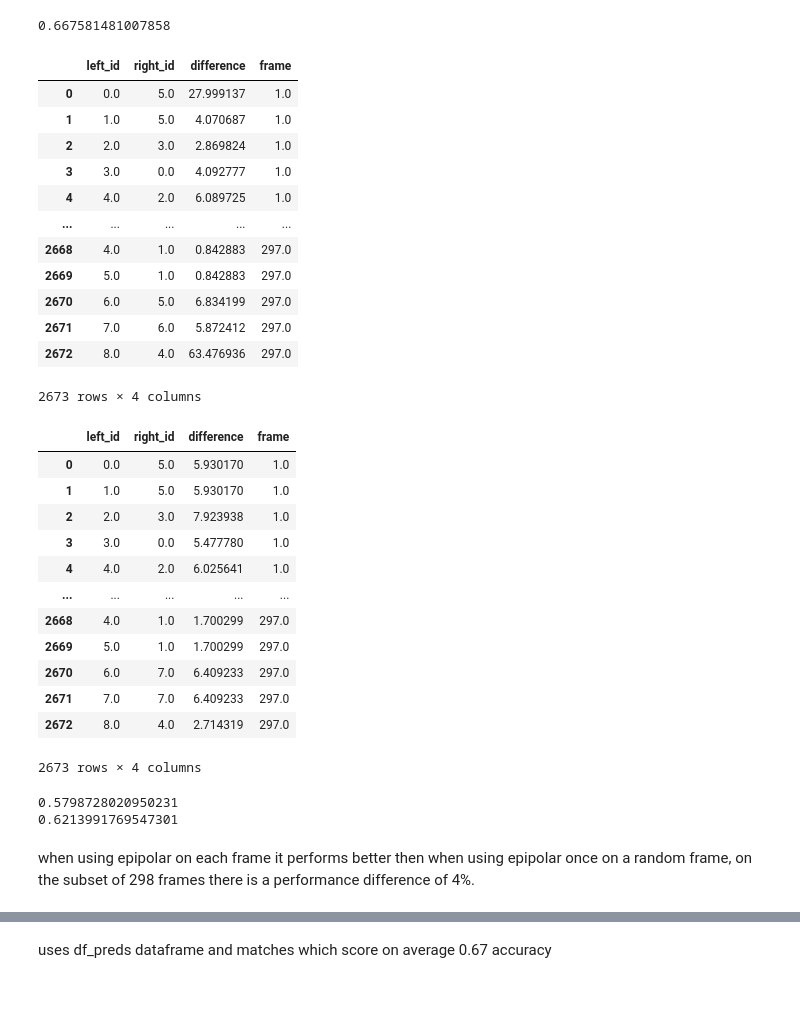
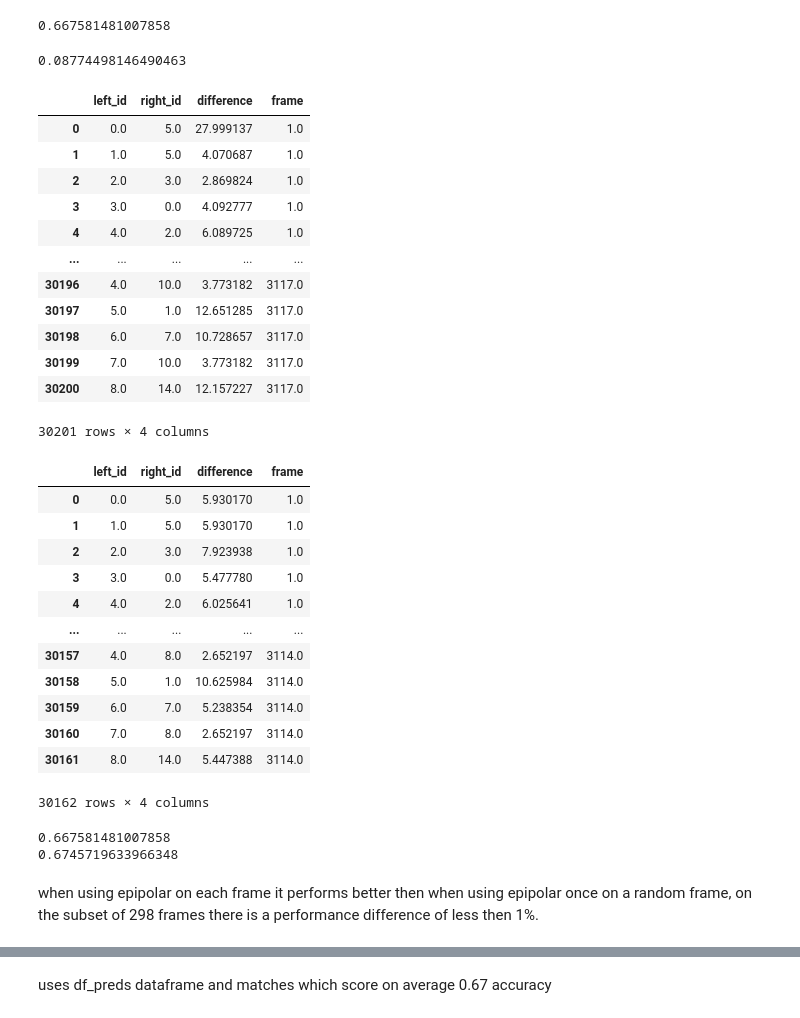
Before and after one commit to ChaimElchik/Master-Thesis, a Jupyter notebook: StereoMatchingV3.ipynb, the cells around one changed output, grey strips where cells are left out. Drawn from its saved outputs; the diff is of its cells as text; code cells hidden in the pictures.

```diff
--- a/StereoMatchingV3.ipynb
+++ b/StereoMatchingV3.ipynb
@@ -26,7 +26,9 @@ For the second measure we calculated the correctness per frame and averaged this
 For pos_match we took all assumed matches of each left id amongs all frames, created a top three most common ones, calculated the average difference using the difference when predicting from left to right and right to left combined from the predicted points to the "chosen" true points. Used this to determen from the top 3 which ones was the "best" match per id based on the lowest average distance which resulted in result_df. This resulted in some right_ids occuring more than once tho.
 # %%
 df_preds = pd.read_csv('df_preds_v2.csv')
-df_predsV4 = pd.read_csv('df_preds_V4.csv')
+df_predsV4 = pd.read_csv('df_preds_V5.csv')
+df_preds_RE_ID = pd.read_csv('df_preds_Re_ID.csv')
+df_pre_RE_ID = pd.read_csv('df_pre_RE_ID.csv')
 pos_match = pd.read_csv('pos_match_v2.csv')
 result_df = pd.read_csv('result_df_v2.csv')
 csv_path_1 = '129_1_clean.txt'
@@ -261,10 +418,35 @@ print(average_value_matches)
 # print(match_count_dict)
 # %% [output]
 0.667581481007858
+# %%
+# RE-ID
+# based on amount of matches per frame
+match_count_dict = dict()
+for frame in set(df_preds_RE_ID['frame']):
+    match_count = 0
+    temp = df_preds_RE_ID.loc[df_preds_RE_ID['frame'] == frame]
+#     print(list(temp['left_id']),list(temp['right_id']))
+    left_l = list(temp['left_id'])
+    right_l = list(temp['right_id'])
+    for x in range(len(left_l)):
+#         print(left_l[x],right_l[x])
+#         print(x,left_l[x],right_l[x])
+        if (left_l[x] != 15.0) & (right_l[x] != 15.0):
+            if gt_matches[left_l[x]] == right_l[x]:
+    #             print("MATCH",left_l[x],right_l[x],frame)
+                match_count += 1
+    match_count_dict[frame] = match_count/len(left_l)
+# match_count_dict
+
+average_value_matches = sum(match_count_dict.values()) / len(match_count_dict)
+print(average_value_matches)
+# print(match_count_dict)
+# %% [output]
+0.08774498146490463
 # %%
-# V2 with epipolar per frame on subset of 298 frames
-df_predsV4 = pd.read_csv('df_preds_V4.csv')
-df_preds_normal_for_comp = df_preds.loc[df_preds['frame'] < 298]
+# V2 with epipolar per frame
+df_predsV4 = pd.read_csv('df_preds_V5.csv')
+df_preds_normal_for_comp = df_preds
 display(df_preds_normal_for_comp)
 display(df_predsV4)
 
@@ -276,49 +458,49 @@ def measure_correctness(df,matches):
     #     print(list(temp['left_id']),list(temp['right_id']))
         left_l = list(temp['left_id'])
         right_l = list(temp['right_id'])
         for x in range(len(left_l)):
     #         print(left_l[x],right_l[x])
             if matches[left_l[x]] == right_l[x]:
     #             print("MATCH",left_l[x],right_l[x],frame)
                 match_count += 1
         match_count_dict[frame] = match_count/len(left_l)
     # match_count_dict
     average_value_matches = sum(match_count_dict.values()) / len(match_count_dict)
     print(average_value_matches)
 
 measure_correctness(df_preds_normal_for_comp,gt_matches)
 measure_correctness(df_predsV4,gt_matches)
 # %% [output]
 |  | left_id | right_id | difference | frame |
 | 0 | 0.0 | 5.0 | 27.999137 | 1.0 |
 | 1 | 1.0 | 5.0 | 4.070687 | 1.0 |
 | 2 | 2.0 | 3.0 | 2.869824 | 1.0 |
 | 3 | 3.0 | 0.0 | 4.092777 | 1.0 |
 | 4 | 4.0 | 2.0 | 6.089725 | 1.0 |
 | ... | ... | ... | ... | ... |
-| 2668 | 4.0 | 1.0 | 0.842883 | 297.0 |
-| 2669 | 5.0 | 1.0 | 0.842883 | 297.0 |
-| 2670 | 6.0 | 5.0 | 6.834199 | 297.0 |
-| 2671 | 7.0 | 6.0 | 5.872412 | 297.0 |
-| 2672 | 8.0 | 4.0 | 63.476936 | 297.0 |
+| 30196 | 4.0 | 10.0 | 3.773182 | 3117.0 |
+| 30197 | 5.0 | 1.0 | 12.651285 | 3117.0 |
+| 30198 | 6.0 | 7.0 | 10.728657 | 3117.0 |
+| 30199 | 7.0 | 10.0 | 3.773182 | 3117.0 |
+| 30200 | 8.0 | 14.0 | 12.157227 | 3117.0 |
-2673 rows × 4 columns
+30201 rows × 4 columns
 |  | left_id | right_id | difference | frame |
 | 0 | 0.0 | 5.0 | 5.930170 | 1.0 |
 | 1 | 1.0 | 5.0 | 5.930170 | 1.0 |
 | 2 | 2.0 | 3.0 | 7.923938 | 1.0 |
 | 3 | 3.0 | 0.0 | 5.477780 | 1.0 |
 | 4 | 4.0 | 2.0 | 6.025641 | 1.0 |
 | ... | ... | ... | ... | ... |
-| 2668 | 4.0 | 1.0 | 1.700299 | 297.0 |
-| 2669 | 5.0 | 1.0 | 1.700299 | 297.0 |
-| 2670 | 6.0 | 7.0 | 6.409233 | 297.0 |
-| 2671 | 7.0 | 7.0 | 6.409233 | 297.0 |
-| 2672 | 8.0 | 4.0 | 2.714319 | 297.0 |
+| 30157 | 4.0 | 8.0 | 2.652197 | 3114.0 |
+| 30158 | 5.0 | 1.0 | 10.625984 | 3114.0 |
+| 30159 | 6.0 | 7.0 | 5.238354 | 3114.0 |
+| 30160 | 7.0 | 8.0 | 2.652197 | 3114.0 |
+| 30161 | 8.0 | 14.0 | 5.447388 | 3114.0 |
-2673 rows × 4 columns
+30162 rows × 4 columns
-0.5798728020950231
-0.6213991769547301
+0.667581481007858
+0.6745719633966348
 # %% [markdown]
-when using epipolar on each frame it performs better then when using epipolar once on a random frame, on the subset of 298 frames there is a performance difference of 4%.
+when using epipolar on each frame it performs better then when using epipolar once on a random frame, on the subset of 298 frames there is a performance difference of less then 1%.
 # %%
 display(df_preds)
 display(df1)
```
Also changed, not shown: parts of 20 cells of this notebook, 5 other files.
